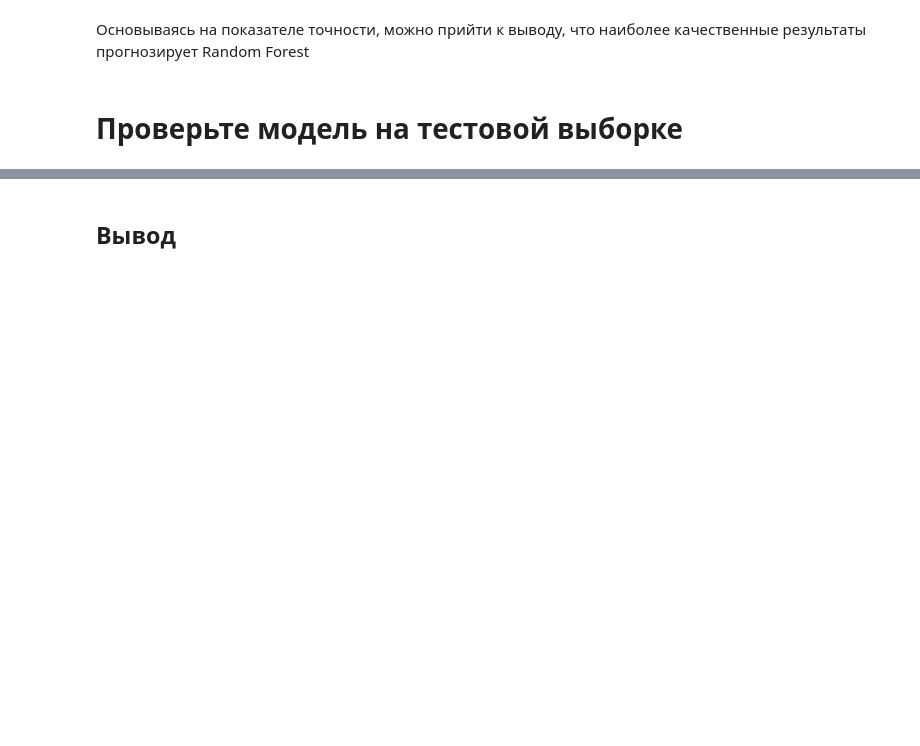
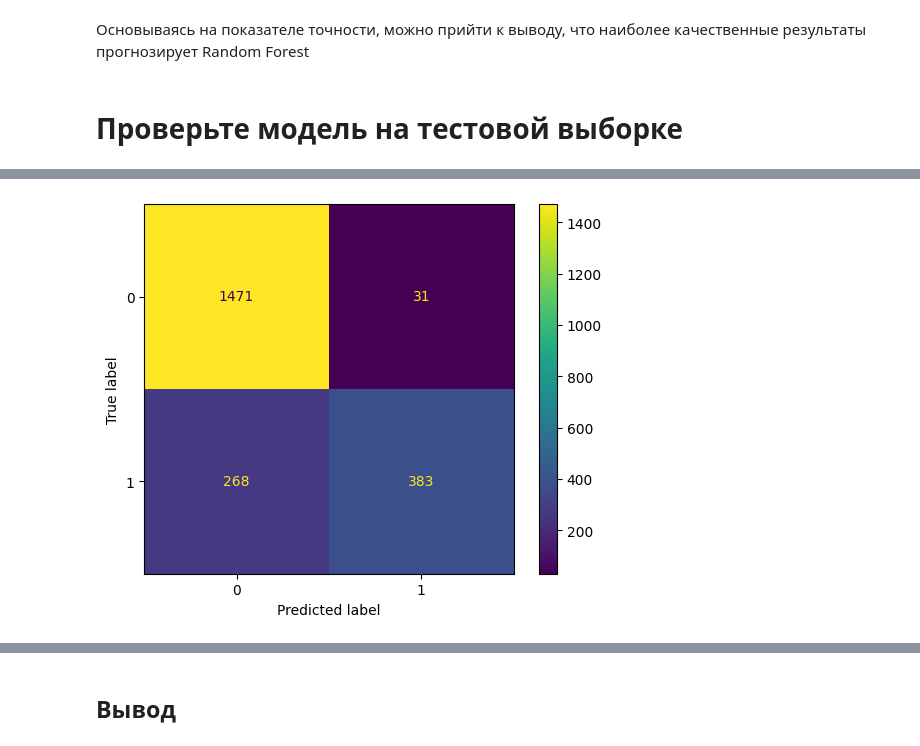
Before and after one commit to Gvozdyara/ml-tariff-classification, a Jupyter notebook: prediction_mobile_tariffs.ipynb, the cells around one changed output, grey strips where cells are left out. Saved outputs shown, nothing was run; the diff lists cells and outputs as text; code cells hidden in the pictures; blank space fills up the shorter version.

```diff
--- a/prediction_mobile_tariffs.ipynb
+++ b/prediction_mobile_tariffs.ipynb
@@ -245,9 +252,9 @@ df_params.to_excel("svyzy.xlsx")
 ## LogisticRegression
 # %%
 LR = LogisticRegression(random_state = RANDOM_SEED,max_iter= 1000,tol=1e-5,solver = 'lbfgs' )
-LR.fit(design_matrix_train,target_vector_train)
-prediction_valid_LR = LR.predict(design_matrix_valid)
-accuracy_LR = accuracy_score(prediction_valid_LR, target_vector_valid)
+LR.fit(X_train, y_train)
+prediction_valid_LR = LR.predict(X_valid)
+accuracy_LR = accuracy_score(prediction_valid_LR, y_valid)
 # %%
 print(f"Logistic Regression: {accuracy_LR}")
 print(f"Random Forest: {best_accuracy_RF}")
@@ -287 +287,5 @@ Random Forest: 0.7984934086629002
 Decision Tree: 0.7796610169491526
+# %%
+disp = ConfusionMatrixDisplay.from_estimator(best_RF, X_train, y_train)
+# %% [output]
+[figure, added]
```
Also changed, not shown: parts of 47 cells of this notebook.
